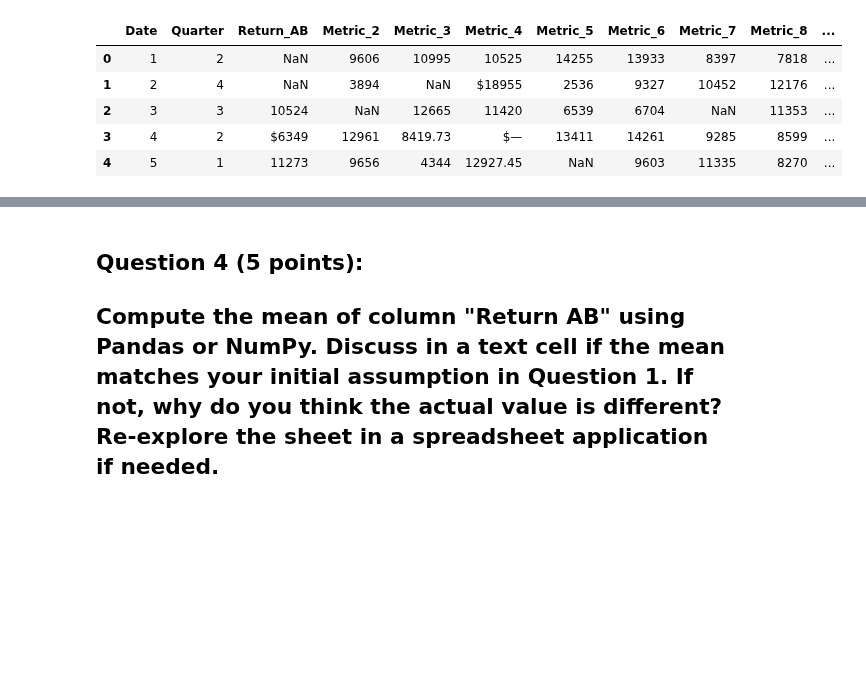
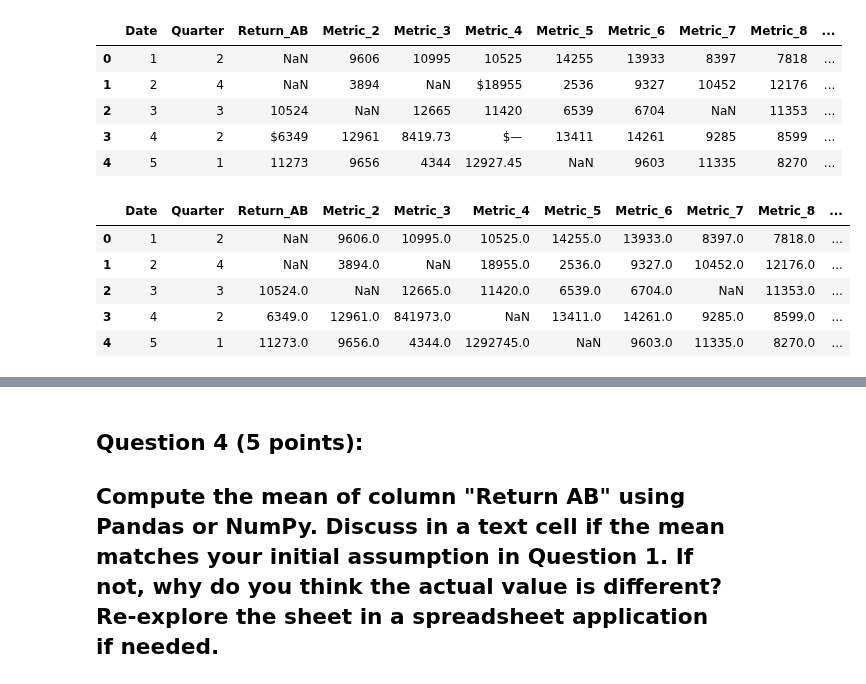
Before and after one commit to nicomontoya25/DS-3001, a Jupyter notebook: labs/Lab_2_Machine_Learning_Evaluation.ipynb, the cells around one changed output, grey strips where cells are left out. Drawn from its saved outputs; the diff is of its cells as text; code cells hidden in the pictures; blank space fills up the shorter version.

```diff
--- a/labs/Lab_2_Machine_Learning_Evaluation.ipynb
+++ b/labs/Lab_2_Machine_Learning_Evaluation.ipynb
@@ -88,3 +112,16 @@ clean_df.head()
 | 2 | 3 | 3 | 10524 | NaN | 12665 | 11420 | 6539 | 6704 | NaN | 11353 | ... |
 | 3 | 4 | 2 | $6349 | 12961 | 8419.73 | $— | 13411 | 14261 | 9285 | 8599 | ... |
 | 4 | 5 | 1 | 11273 | 9656 | 4344 | 12927.45 | NaN | 9603 | 11335 | 8270 | ... |
+# %%
+metric_cols = [c for c in clean_df.columns if c.startswith("Metric_") or c == "Target" or c == "Return_AB"]
+for col in metric_cols:
+  clean_df[col] = clean_df[col].astype(str).str.replace(r"[^0-9,\-]","",regex=True)
+  clean_df[col] = pd.to_numeric(clean_df[col], errors = "coerce")
+clean_df.head()
+# %% [output]
+|  | Date | Quarter | Return_AB | Metric_2 | Metric_3 | Metric_4 | Metric_5 | Metric_6 | Metric_7 | Metric_8 | ... |
+| 0 | 1 | 2 | NaN | 9606.0 | 10995.0 | 10525.0 | 14255.0 | 13933.0 | 8397.0 | 7818.0 | ... |
+| 1 | 2 | 4 | NaN | 3894.0 | NaN | 18955.0 | 2536.0 | 9327.0 | 10452.0 | 12176.0 | ... |
+| 2 | 3 | 3 | 10524.0 | NaN | 12665.0 | 11420.0 | 6539.0 | 6704.0 | NaN | 11353.0 | ... |
+| 3 | 4 | 2 | 6349.0 | 12961.0 | 841973.0 | NaN | 13411.0 | 14261.0 | 9285.0 | 8599.0 | ... |
+| 4 | 5 | 1 | 11273.0 | 9656.0 | 4344.0 | 1292745.0 | NaN | 9603.0 | 11335.0 | 8270.0 | ... |
```
Also changed, not shown: parts of 36 cells of this notebook.
